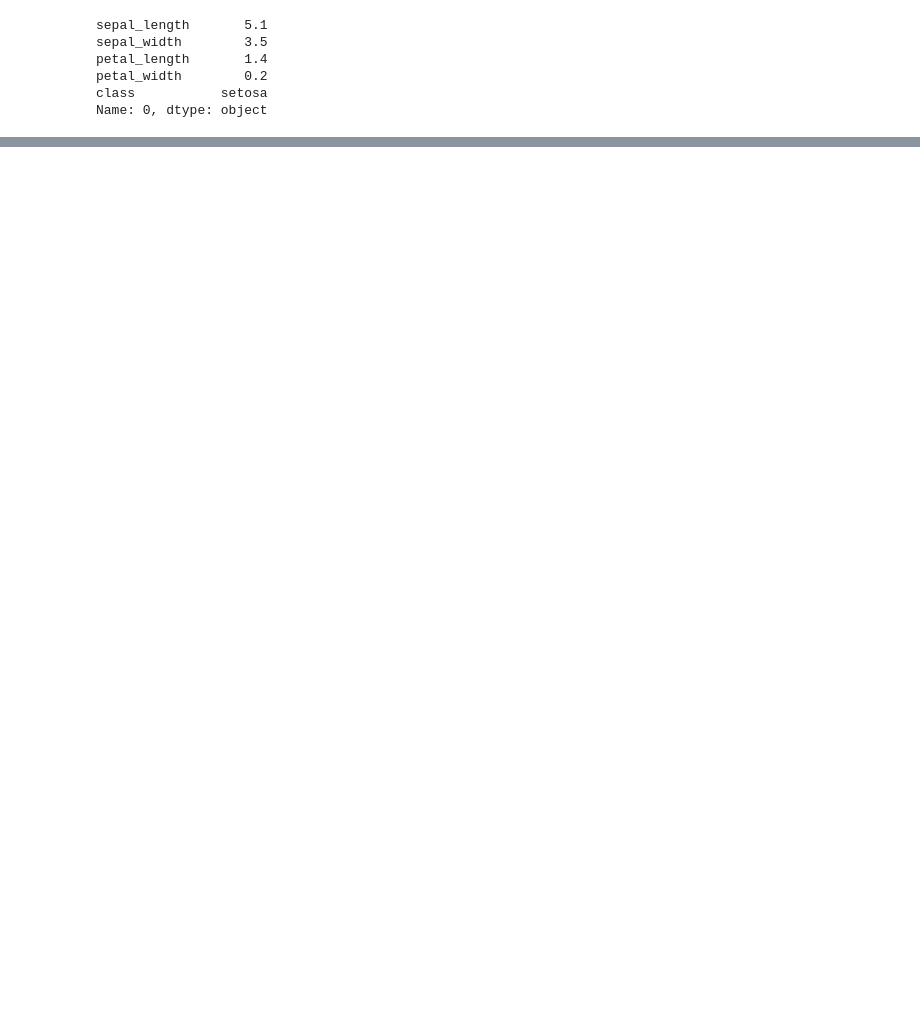
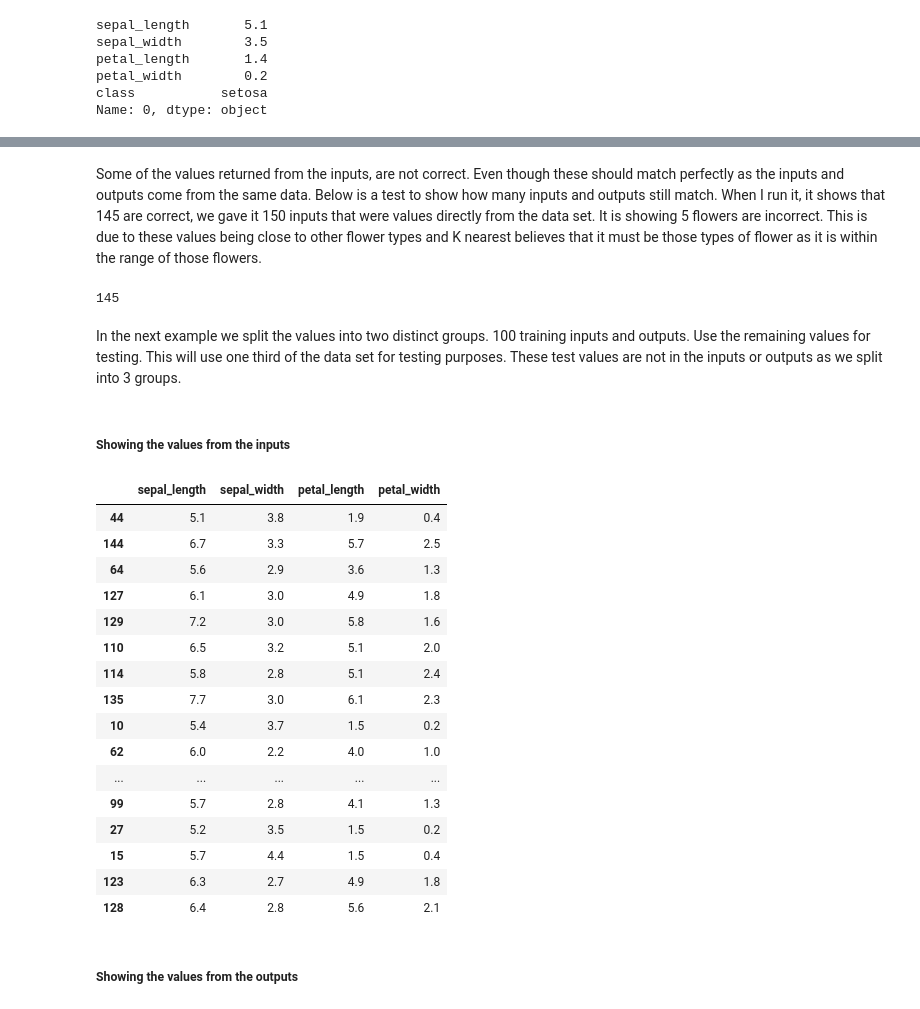
Before and after one commit to Michael-Kidd/4th-Year---Emerging-Technology, a Jupyter notebook: iris-dataset.ipynb, the cells around one changed output, grey strips where cells are left out. Saved outputs shown, nothing was run; the diff lists cells and outputs as text; code cells hidden in the pictures; blank space fills up the shorter version.

Commit message:
Finished K nearest Neighbours and started attempting to seperate the flower types

```diff
--- a/iris-dataset.ipynb
+++ b/iris-dataset.ipynb
@@ -52,0 +81,34 @@ In this case Sklearn has returned the output as a Setosa, based on the input we
+# %% [markdown]
+Some of the values returned from the inputs, are not correct. Even though these should match perfectly as the inputs and outputs come from the same data. Below is a test to show how many inputs and outputs still match. When I run it, it shows that 145 are correct, we gave it 150 inputs that were values directly from the data set. It is showing 5 flowers are incorrect. This is due to these values being close to other flower types and K nearest believes that it must be those types of flower as it is within the range of those flowers.
+# %%
+(knn.predict(inputs) == outputs).sum()
+# %% [output]
+145
+# %% [markdown]
+In the next example we split the values into two distinct groups. 100 training inputs and outputs. Use the remaining values for testing. This will use one third of the data set for testing purposes. These test values are not in the inputs or outputs as we split into 3 groups.
+# %%
+inputs_train, inputs_test, outputs_train, outputs_test = mod.train_test_split(inputs, outputs, test_size=0.33)
+# %% [markdown]
+##### Showing the values from the inputs
+# %%
+inputs_test
+# %% [output]
+|  | sepal_length | sepal_width | petal_length | petal_width |
+| 44 | 5.1 | 3.8 | 1.9 | 0.4 |
+| 144 | 6.7 | 3.3 | 5.7 | 2.5 |
+| 64 | 5.6 | 2.9 | 3.6 | 1.3 |
+| 127 | 6.1 | 3.0 | 4.9 | 1.8 |
+| 129 | 7.2 | 3.0 | 5.8 | 1.6 |
+| 110 | 6.5 | 3.2 | 5.1 | 2.0 |
+| 114 | 5.8 | 2.8 | 5.1 | 2.4 |
+| 135 | 7.7 | 3.0 | 6.1 | 2.3 |
+| 10 | 5.4 | 3.7 | 1.5 | 0.2 |
+| 62 | 6.0 | 2.2 | 4.0 | 1.0 |
+| ... | ... | ... | ... | ... |
+| 99 | 5.7 | 2.8 | 4.1 | 1.3 |
+| 27 | 5.2 | 3.5 | 1.5 | 0.2 |
+| 15 | 5.7 | 4.4 | 1.5 | 0.4 |
+| 123 | 6.3 | 2.7 | 4.9 | 1.8 |
+| 128 | 6.4 | 2.8 | 5.6 | 2.1 |
+# %% [markdown]
+##### Showing the values from the outputs
```
Also changed, not shown: parts of 23 cells of this notebook.
